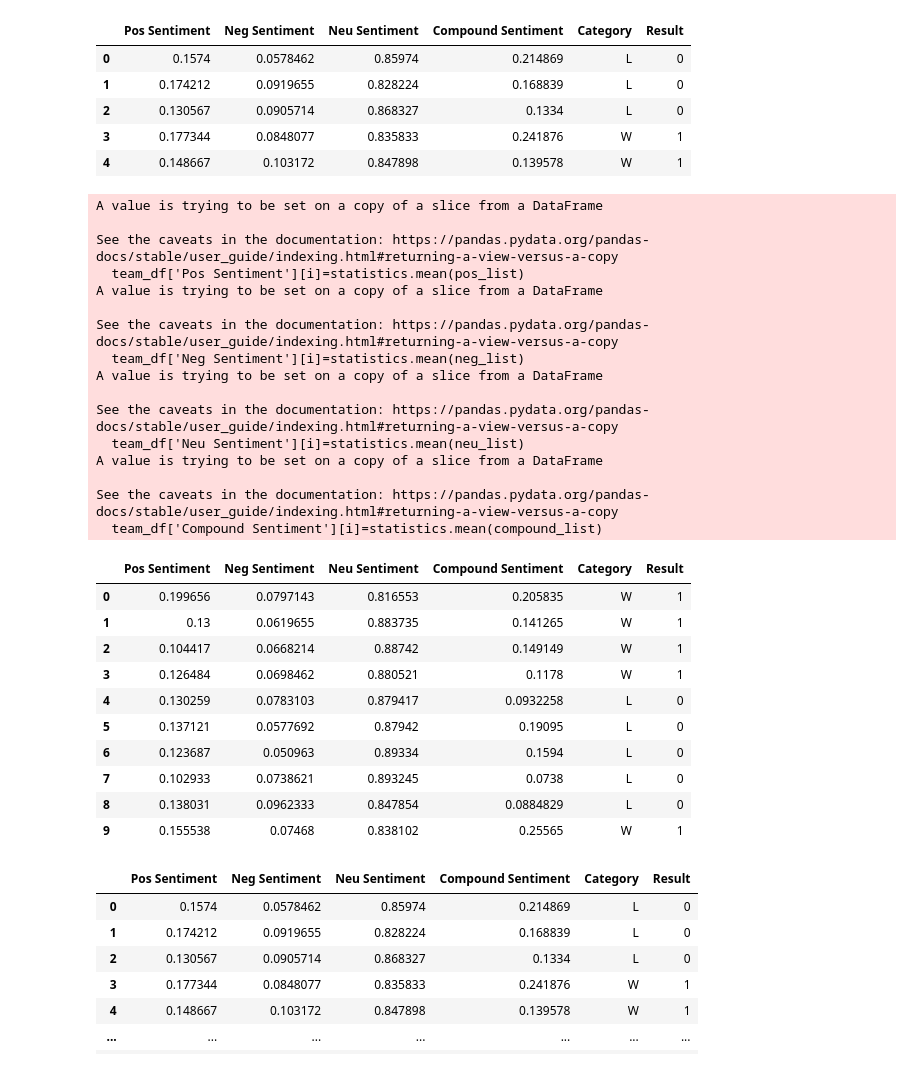
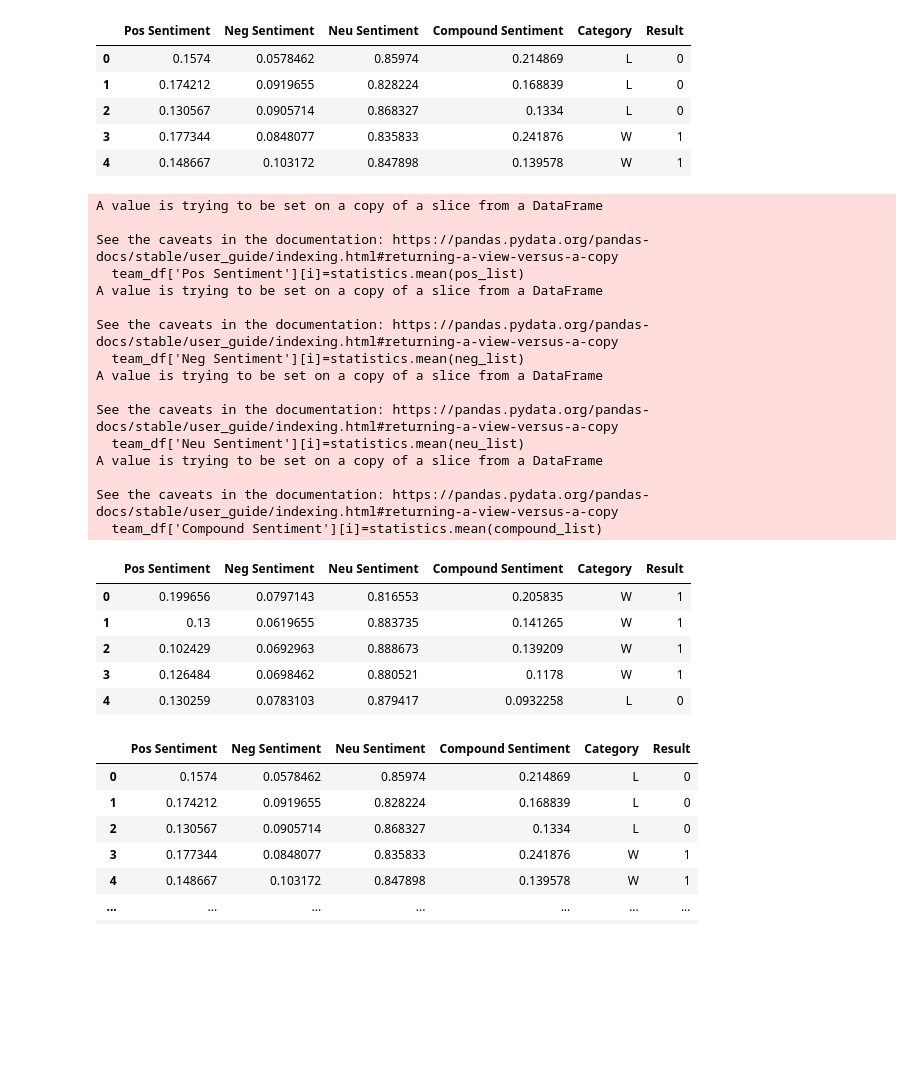
Before and after one commit to nicholasirwin/vaderplaysnba, a Jupyter notebook: VaderNBA_Irwin.ipynb, the cells around one changed output. Saved outputs shown, nothing was run; the diff lists cells and outputs as text; code cells hidden in the pictures; blank space fills up the shorter version.

```diff
--- a/VaderNBA_Irwin.ipynb
+++ b/VaderNBA_Irwin.ipynb
@@ -248,35 +244,30 @@ See the caveats in the documentation: https://pandas.pydata.org/pandas-docs/stab
 | 4 | 0.148667 | 0.103172 | 0.847898 | 0.139578 | W | 1 |
 # %%
 pistons_df2=fill_team_df(pistons_lol_tweet_ids,pistons_df)
-pistons_df2.head(10)
+pistons_df2.head()
 # %% [output]
 A value is trying to be set on a copy of a slice from a DataFrame
 
 See the caveats in the documentation: https://pandas.pydata.org/pandas-docs/stable/user_guide/indexing.html#returning-a-view-versus-a-copy
   team_df['Pos Sentiment'][i]=statistics.mean(pos_list)
 A value is trying to be set on a copy of a slice from a DataFrame
 
 See the caveats in the documentation: https://pandas.pydata.org/pandas-docs/stable/user_guide/indexing.html#returning-a-view-versus-a-copy
   team_df['Neg Sentiment'][i]=statistics.mean(neg_list)
 A value is trying to be set on a copy of a slice from a DataFrame
 
 See the caveats in the documentation: https://pandas.pydata.org/pandas-docs/stable/user_guide/indexing.html#returning-a-view-versus-a-copy
   team_df['Neu Sentiment'][i]=statistics.mean(neu_list)
 A value is trying to be set on a copy of a slice from a DataFrame
 
 See the caveats in the documentation: https://pandas.pydata.org/pandas-docs/stable/user_guide/indexing.html#returning-a-view-versus-a-copy
   team_df['Compound Sentiment'][i]=statistics.mean(compound_list)
 |  | Pos Sentiment | Neg Sentiment | Neu Sentiment | Compound Sentiment | Category | Result |
 | 0 | 0.199656 | 0.0797143 | 0.816553 | 0.205835 | W | 1 |
 | 1 | 0.13 | 0.0619655 | 0.883735 | 0.141265 | W | 1 |
-| 2 | 0.104417 | 0.0668214 | 0.88742 | 0.149149 | W | 1 |
+| 2 | 0.102429 | 0.0692963 | 0.888673 | 0.139209 | W | 1 |
 | 3 | 0.126484 | 0.0698462 | 0.880521 | 0.1178 | W | 1 |
 | 4 | 0.130259 | 0.0783103 | 0.879417 | 0.0932258 | L | 0 |
-| 5 | 0.137121 | 0.0577692 | 0.87942 | 0.19095 | L | 0 |
-| 6 | 0.123687 | 0.050963 | 0.89334 | 0.1594 | L | 0 |
-| 7 | 0.102933 | 0.0738621 | 0.893245 | 0.0738 | L | 0 |
-| 8 | 0.138031 | 0.0962333 | 0.847854 | 0.0884829 | L | 0 |
-| 9 | 0.155538 | 0.07468 | 0.838102 | 0.25565 | W | 1 |
 # %%
 # combine dataframes from both teams, get rid of NaNs
 team_frames=[lakers_df2,pistons_df2]
```
Also changed, not shown: parts of 11 cells of this notebook, 1 other file.
